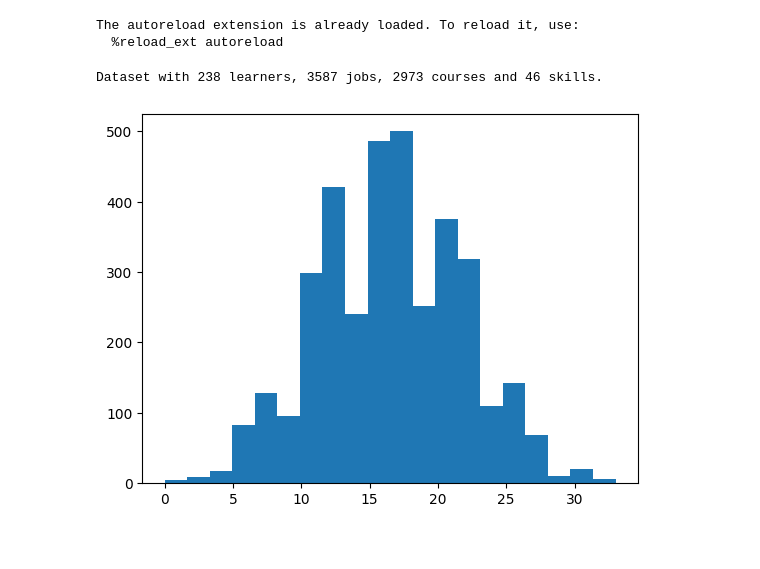
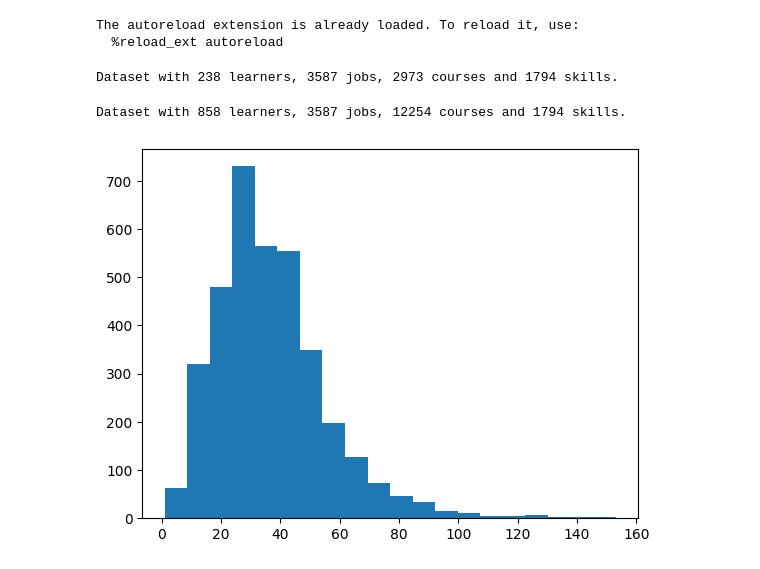
Before and after one commit to Jibril-Frej/JCRec, a Jupyter notebook: playground.ipynb, the cells around one changed output. Cells and saved outputs as stored; diff of their text form; code cells hidden in the pictures.

```diff
--- a/playground.ipynb
+++ b/playground.ipynb
@@ -23,14 +23,19 @@ from CourseRecEnv import CourseRecEnv, EvaluateCallback
 The autoreload extension is already loaded. To reload it, use:
   %reload_ext autoreload
 # %%
-dataset = Dataset("config/dataset_V2.yaml")
-print(dataset)
+dataset_new = Dataset("config/dataset_V2.yaml")
+print(dataset_new)
 # %% [output]
-Dataset with 238 learners, 3587 jobs, 2973 courses and 46 skills.
+Dataset with 238 learners, 3587 jobs, 2973 courses and 1794 skills.
+# %%
+dataset_old = Dataset("config/dataset_V1.yaml")
+print(dataset_old)
+# %% [output]
+Dataset with 858 learners, 3587 jobs, 12254 courses and 1794 skills.
 # %%
 # plot the histogram of number of skills for jobs in dataset.jobs
 import matplotlib.pyplot as plt
-plt.hist([len(job) for job in dataset.jobs], bins=20)
+plt.hist([len(job) for job in dataset_old.jobs], bins=20)
 plt.show()
 # %% [output]
-[figure, old version]
+[figure, new version]
```
Also changed, not shown: parts of 7 cells of this notebook, 8 other files.
